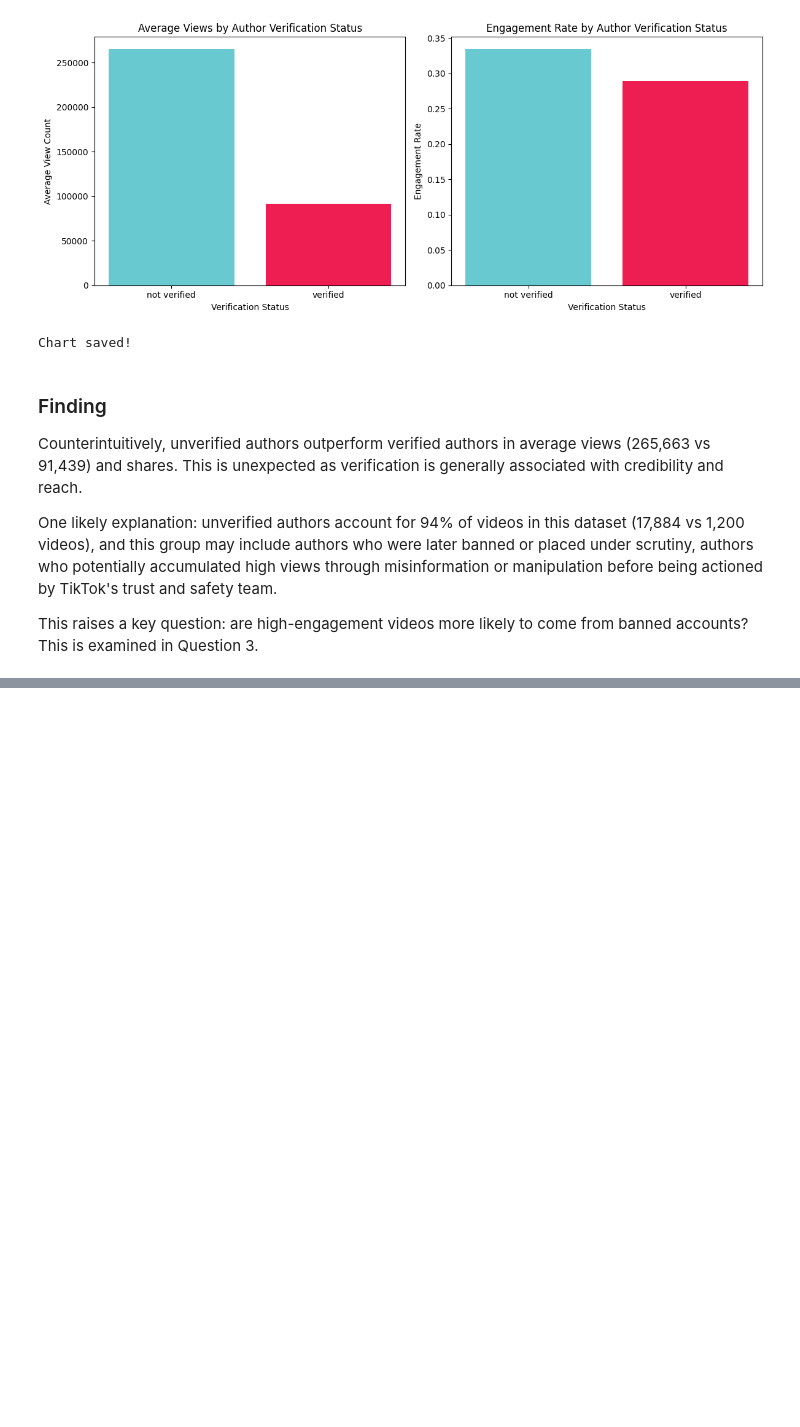
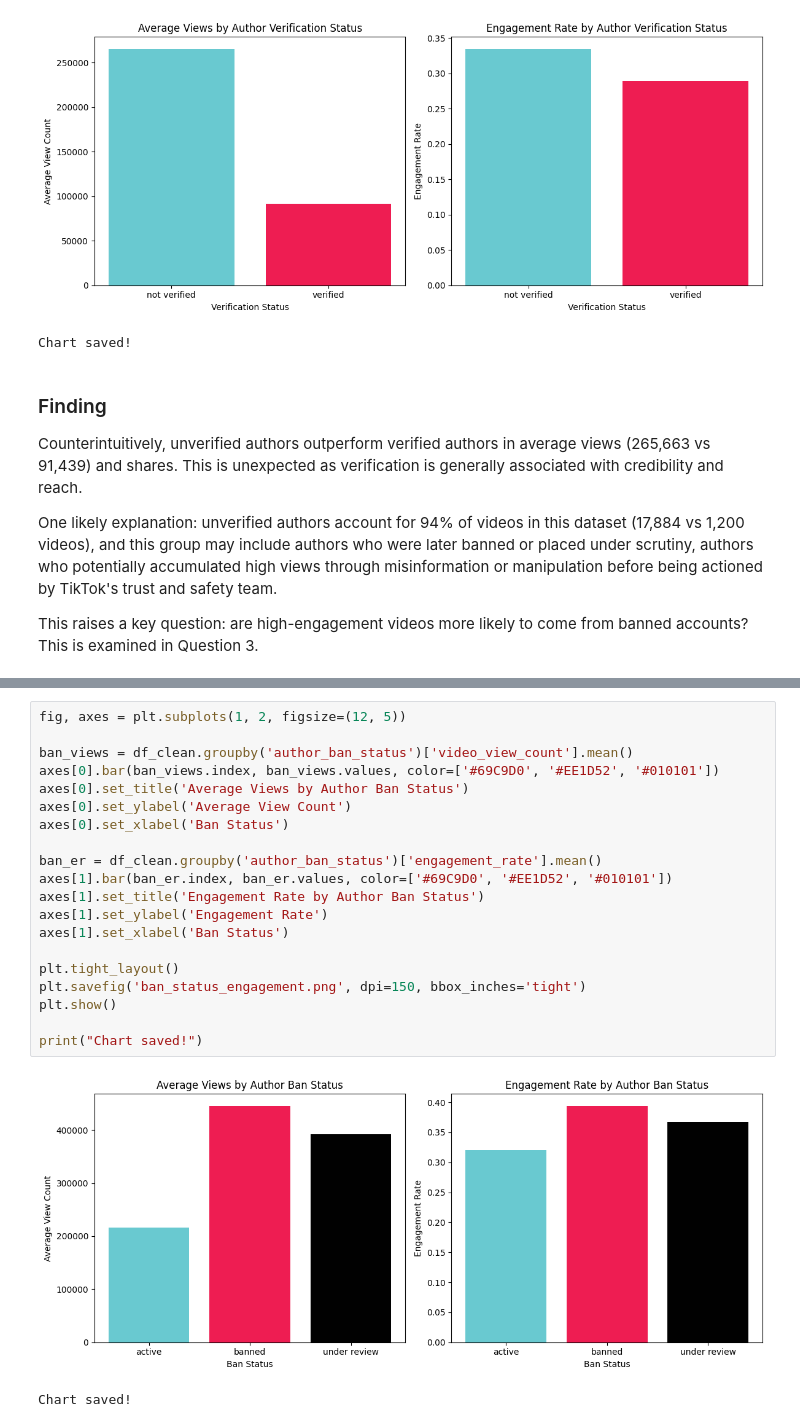
Before and after one commit to tkaixinn/tiktok-content-integrity-analysis, a Jupyter notebook: analysis.ipynb, the cells around one changed output, grey strips where cells are left out. Saved outputs shown, nothing was run; the diff lists cells and outputs as text; blank space fills up the shorter version.

Commit message:
Add ban status engagement analysis

```diff
--- a/analysis.ipynb
+++ b/analysis.ipynb
@@ -219,0 +250,23 @@ banned accounts? This is examined in Question 3.
+# %%
+fig, axes = plt.subplots(1, 2, figsize=(12, 5))
+
+ban_views = df_clean.groupby('author_ban_status')['video_view_count'].mean()
+axes[0].bar(ban_views.index, ban_views.values, color=['#69C9D0', '#EE1D52', '#010101'])
+axes[0].set_title('Average Views by Author Ban Status')
+axes[0].set_ylabel('Average View Count')
+axes[0].set_xlabel('Ban Status')
+
+ban_er = df_clean.groupby('author_ban_status')['engagement_rate'].mean()
+axes[1].bar(ban_er.index, ban_er.values, color=['#69C9D0', '#EE1D52', '#010101'])
+axes[1].set_title('Engagement Rate by Author Ban Status')
+axes[1].set_ylabel('Engagement Rate')
+axes[1].set_xlabel('Ban Status')
+
+plt.tight_layout()
+plt.savefig('ban_status_engagement.png', dpi=150, bbox_inches='tight')
+plt.show()
+
+print("Chart saved!")
+# %% [output]
+[figure, added]
+Chart saved!
```
Also changed, not shown: parts of 3 cells of this notebook, 1 other file.
